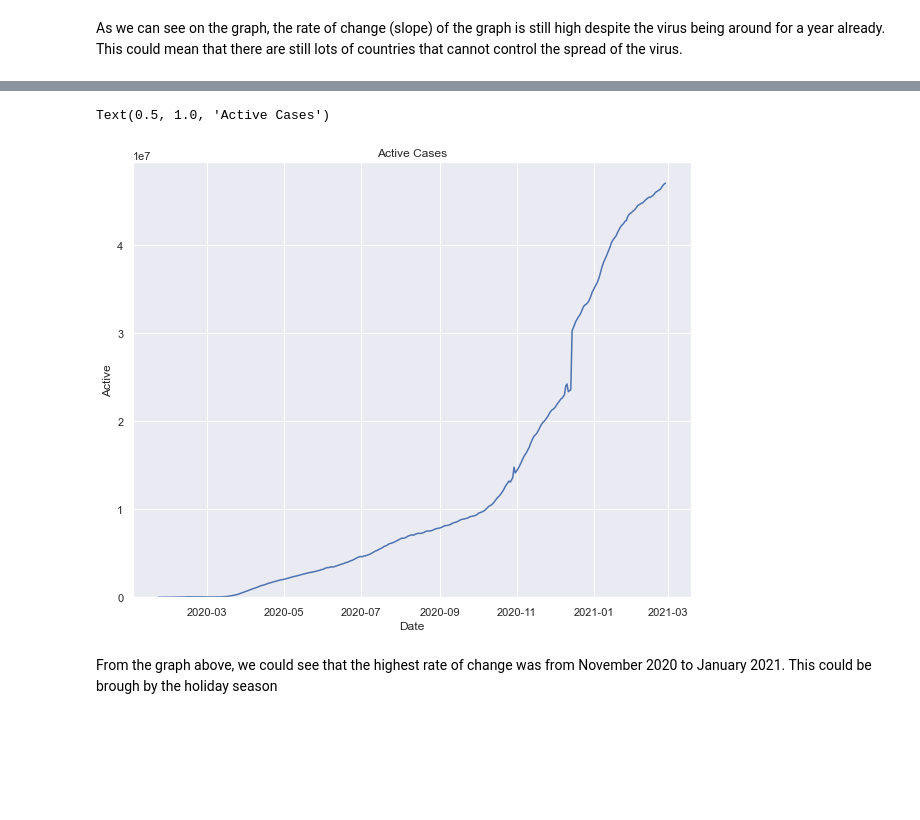
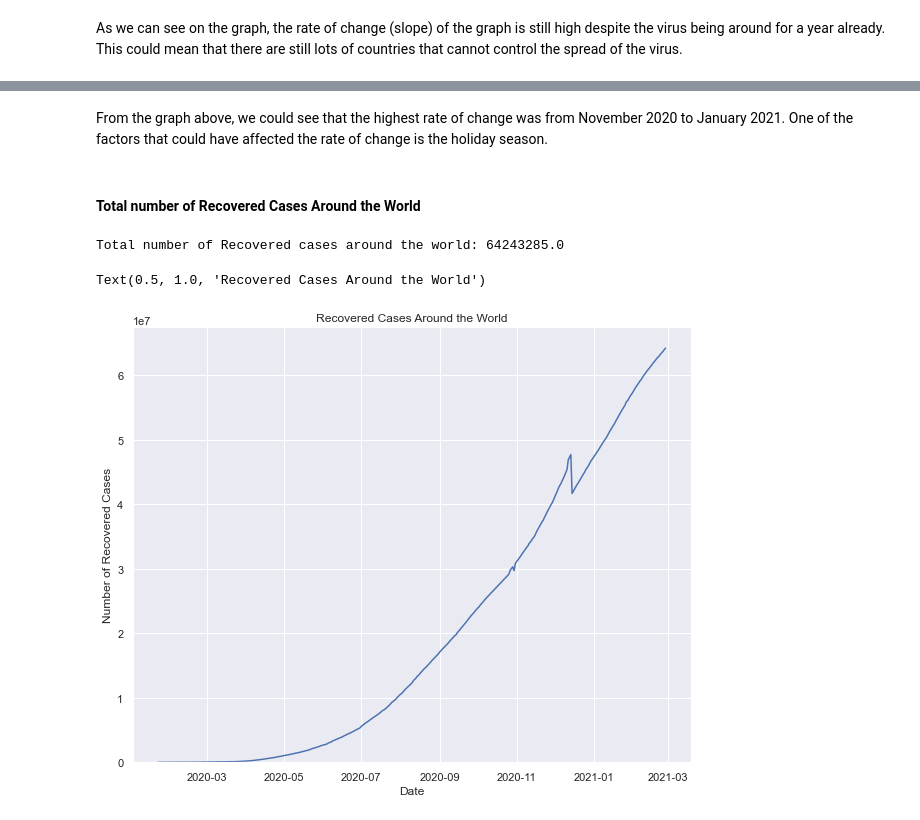
Before and after one commit to chezkacruz/lyrid-training, a Jupyter notebook: lyrid-training/tidy tuesdays 1/tidy tuesdays 1.ipynb, the cells around one changed output, grey strips where cells are left out. Saved outputs shown, nothing was run; the diff lists cells and outputs as text; code cells hidden in the pictures; blank space fills up the shorter version.

```diff
--- a/lyrid-training/tidy tuesdays 1/tidy tuesdays 1.ipynb
+++ b/lyrid-training/tidy tuesdays 1/tidy tuesdays 1.ipynb
@@ -76,3 +79,5 @@ Now that we are done with the preparation of data, we can now proceed to data an
+# %%
+data['Country/Region'] = data['Country/Region'].map(lambda x: x.lstrip('+-\(\)\'\'').rstrip('aAbBcC'))
 # %% [markdown]
 <h2>Data Analysis</h2>
 # %% [markdown]
@@ -115,5 +128,13 @@ groupdate=data.groupby(["ObservationDate"]).agg({"Confirmed":'sum',"Recovered":'
 # %%
 # get total number of confirmed cases
 print('Total number of Confirmed cases around the world: %s' % groupdate["Confirmed"].iloc[-1])
+
+#graph the data
+fig = sns.lineplot(data=groupdate["Confirmed"], x=groupdate.index, y=groupdate["Confirmed"])
+sns.set(rc={'figure.figsize':(10,8)})
+fig.set_ylabel("Number of Confirmed Cases")
+fig.set_xlabel("Date")
+fig.set_ylim(ymin=0)
+fig.set_title("Confirmed Cases Around the World")
 # %% [output]
 Total number of Confirmed cases around the world: 113784735.0
@@ -122,7 +142,0 @@ Let's take a look at the visual representation of the confirmed cases:
-# %%
-fig = sns.lineplot(data=groupdate["Confirmed"], x=groupdate.index, y=groupdate["Confirmed"])
-sns.set(rc={'figure.figsize':(10,6)})
-fig.set_ylabel("Confirmed")
-fig.set_xlabel("Date")
-fig.set_ylim(ymin=0)
-fig.set_title("Confirmed Cases")
@@ -137,5 +148,13 @@ As we can see on the graph, the rate of change (slope) of the graph is still hig
 # get total number of active cases
 groupdate["Active"] = groupdate["Confirmed"]-groupdate["Recovered"]-groupdate["Deaths"]
 print('Total number of Active cases around the world: %s' % groupdate["Active"].iloc[-1])
+
+#graph the data
+fig = sns.lineplot(data=groupdate["Active"], x=groupdate.index, y=groupdate["Active"])
+sns.set(rc={'figure.figsize':(10,8)})
+fig.set_ylabel("Active")
+fig.set_xlabel("Date")
+fig.set_ylim(ymin=0)
+fig.set_title("Active Cases Around the World")
 # %% [output]
 Total number of Active cases around the world: 47016049.0
@@ -142,12 +163,19 @@ Total number of Active cases around the world: 47016049.0
+# %% [markdown]
+From the graph above, we could see that the highest rate of change was from November 2020 to January 2021. One of the factors that could have affected the rate of change is the holiday season.
+# %% [markdown]
+<h4>Total number of Recovered Cases Around the World</h4>
 # %%
-fig = sns.lineplot(data=groupdate["Active"], x=groupdate.index, y=groupdate["Active"])
+# get total number of recovered cases
+print('Total number of Recovered cases around the world: %s' % groupdate["Recovered"].iloc[-1])
+
+#graph the data
+fig = sns.lineplot(data=groupdate["Recovered"], x=groupdate.index, y=groupdate["Recovered"])
 sns.set(rc={'figure.figsize':(10,8)})
-fig.set_ylabel("Active")
+fig.set_ylabel("Number of Recovered Cases")
 fig.set_xlabel("Date")
 fig.set_ylim(ymin=0)
-fig.set_title("Active Cases")
+fig.set_title("Recovered Cases Around the World")
 # %% [output]
-Text(0.5, 1.0, 'Active Cases')
+Total number of Recovered cases around the world: 64243285.0
+Text(0.5, 1.0, 'Recovered Cases Around the World')
-[figure, old version]
+[figure, new version]
-# %% [markdown]
-From the graph above, we could see that the highest rate of change was from November 2020 to January 2021. This could be brough by the holiday season
```
Also changed, not shown: parts of 31 cells of this notebook.
